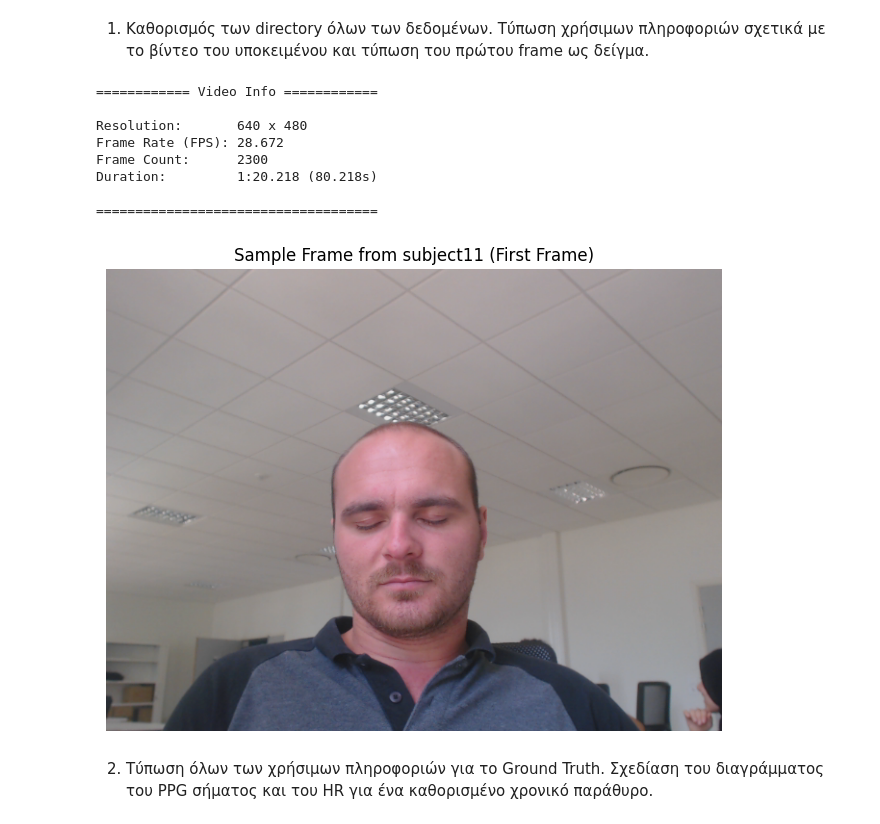
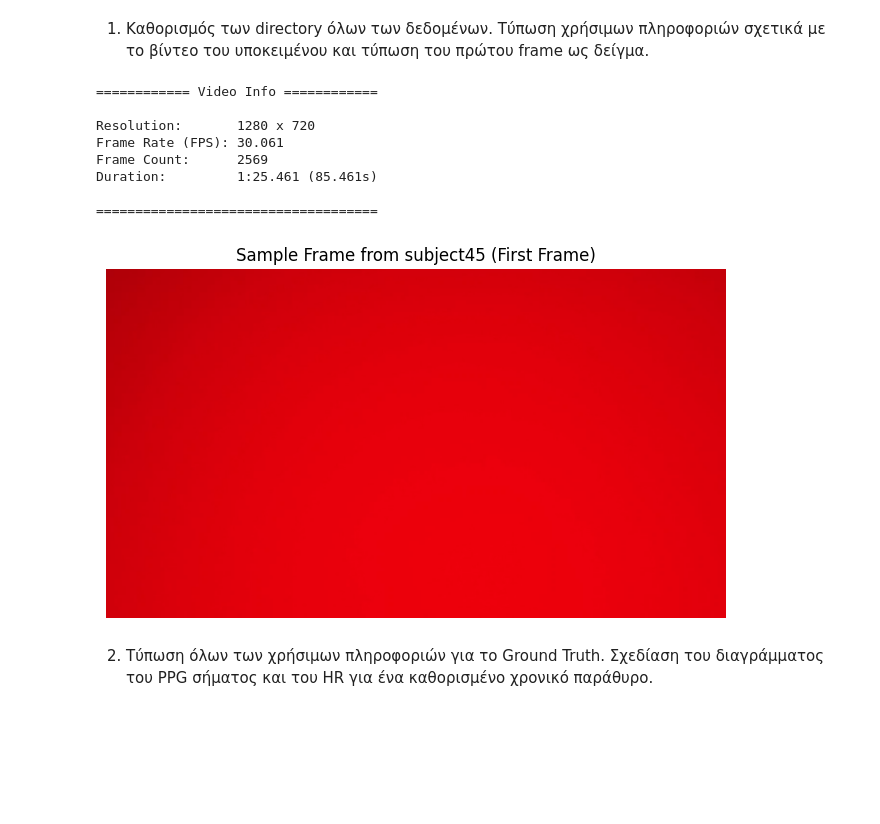
Before and after one commit to iliaxant/HR_Extraction_from_Video, a Jupyter notebook: HR_Extraction_from_Video.ipynb, the cells around one changed output. Saved outputs shown, nothing was run; the diff lists cells and outputs as text; code cells hidden in the pictures; blank space fills up the shorter version.

```diff
--- a/HR_Extraction_from_Video.ipynb
+++ b/HR_Extraction_from_Video.ipynb
@@ -61,25 +61,26 @@ from scipy.fft import fft, fftfreq
 # Input subject num
 # ------------------------------------------------
 
-# # UBFC-RPPG Dataset 2   (subject45)
-# num = '45'
+# UBFC-RPPG Dataset 2   (subject45)
+num = '45'
 
-# UBFC-RPPG Dataset 1   (11-gt)
-num = '11'
+# # UBFC-RPPG Dataset 1   (11-gt)
+# num = '11'
 
 # ------------------------------------------------
 
 
-# # UBFC-RPPG Dataset 2
-# subject_path = f'/content/subject{num}'
+# UBFC-RPPG Dataset 2
+subject_path = f'/content/subject{num}'
+video_path = os.path.join(subject_path, 'vid.avi')
+gt_path = os.path.join(subject_path, 'ground_truth.txt')
+
+# # UBFC-RPPG Dataset 1
+# subject_path = f'/content/{num}-gt'
 # video_path = os.path.join(subject_path, 'vid.avi')
-# gt_path = os.path.join(subject_path, 'ground_truth.txt')
+# gt_path = os.path.join(subject_path, 'gtdump.xmp')
 
-# UBFC-RPPG Dataset 1
-subject_path = f'/content/{num}-gt'
-video_path = os.path.join(subject_path, 'vid.avi')
-gt_path = os.path.join(subject_path, 'gtdump.xmp')
-
+video_path = f'/content/Ilias_finger.mp4'
 
 cap = cv2.VideoCapture(video_path)
 
@@ -93,38 +94,38 @@ video_duration_secs = frame_count / fps
 
 cap.release()
 
 frame_rgb = cv2.cvtColor(frame_bgr, cv2.COLOR_BGR2RGB)
 
 minutes = int(video_duration_secs // 60)
 seconds = int(video_duration_secs % 60)
 milliseconds = round((video_duration_secs - int(video_duration_secs)) * 1000)
 
 video_duration_full_time = f"{minutes}:{seconds:02d}.{milliseconds:03d}"
 
 print("============ Video Info ============\n")
 
 print(f"Resolution:       {width} x {height}")
 print(f"Frame Rate (FPS): {fps:.3f}")
 print(f"Frame Count:      {frame_count}")
 print(f"Duration:         {video_duration_full_time} ({video_duration_secs:.3f}s)\n")
 
 print("====================================\n")
 
 plt.figure(figsize=(8, 6))
 plt.imshow(frame_rgb)
 plt.title(f"Sample Frame from subject{num} (First Frame)")
 plt.axis('off')
 plt.show()
 # %% [output]
 ============ Video Info ============
 
-Resolution:       640 x 480
-Frame Rate (FPS): 28.672
-Frame Count:      2300
-Duration:         1:20.218 (80.218s)
+Resolution:       1280 x 720
+Frame Rate (FPS): 30.061
+Frame Count:      2569
+Duration:         1:25.461 (85.461s)
 
 ====================================
-[figure, old version]
+[figure, new version]
 # %% [markdown]
 2) Τύπωση όλων των χρήσιμων πληροφοριών για το Ground Truth. Σχεδίαση του διαγράμματος του PPG σήματος και του HR για ένα καθορισμένο χρονικό παράθυρο.
 # %%
```
Also changed, not shown: parts of 7 cells of this notebook.
